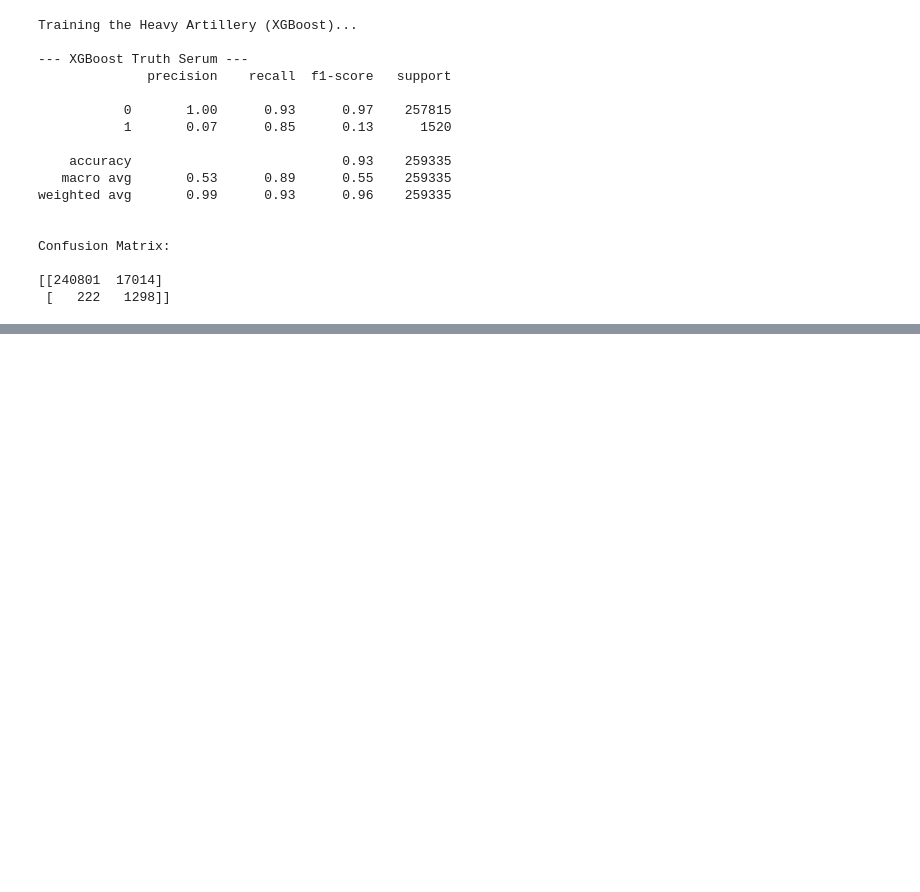
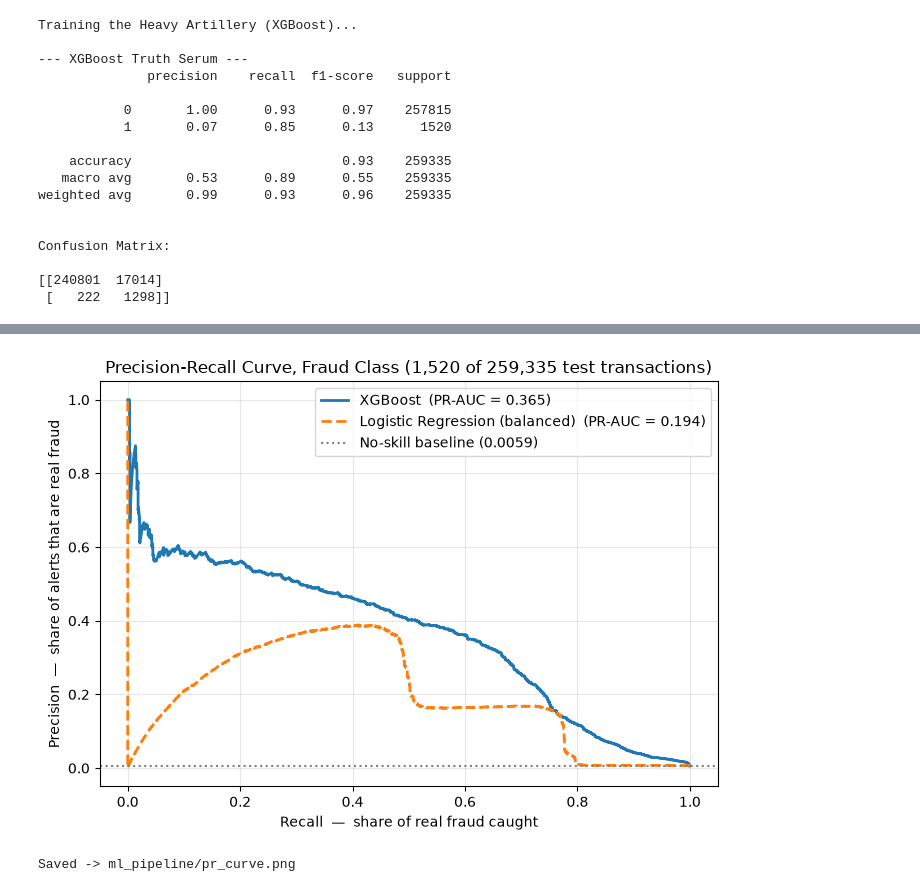
Before and after one commit to REA0413/FraudFlux, a Jupyter notebook: ml_pipeline/model_training.ipynb, the cells around one changed output, grey strips where cells are left out. Saved outputs shown, nothing was run; the diff lists cells and outputs as text; code cells hidden in the pictures; blank space fills up the shorter version.

Commit message:
Add threshold-independent model evaluation: PR-AUC, ROC-AUC, precision-recall curve, operating-point analysis and feature sensitivity

```diff
--- a/ml_pipeline/model_training.ipynb
+++ b/ml_pipeline/model_training.ipynb
@@ -202,0 +241,29 @@ Success! AI brain saved as: xgboost_fraud_model.joblib
+# %%
+# =============================================================
+# Precision-Recall curve — Figure for section 2.7
+# =============================================================
+%matplotlib inline
+import matplotlib.pyplot as plt
+from sklearn.metrics import precision_recall_curve
+
+fig, ax = plt.subplots(figsize=(7, 5))
+for name, probs, style in [("XGBoost", xgb_probs, "-"),
+                           ("Logistic Regression (balanced)", balanced_probs, "--")]:
+    precision, recall, _ = precision_recall_curve(y_true, probs)
+    ax.plot(recall, precision, style, linewidth=2,
+            label=f"{name}  (PR-AUC = {average_precision_score(y_true, probs):.3f})")
+
+ax.axhline(prevalence, color="grey", linestyle=":", linewidth=1.5,
+           label=f"No-skill baseline ({prevalence:.4f})")
+ax.set_xlabel("Recall  —  share of real fraud caught")
+ax.set_ylabel("Precision  —  share of alerts that are real fraud")
+ax.set_title("Precision-Recall Curve, Fraud Class (1,520 of 259,335 test transactions)")
+ax.legend(loc="upper right")
+ax.grid(alpha=0.3)
+fig.tight_layout()
+fig.savefig("pr_curve.png", dpi=200)
+plt.show()
+print("Saved -> ml_pipeline/pr_curve.png")
+# %% [output]
+[figure, added]
+Saved -> ml_pipeline/pr_curve.png
```
Also changed, not shown: parts of 5 cells of this notebook, 1 other file.
